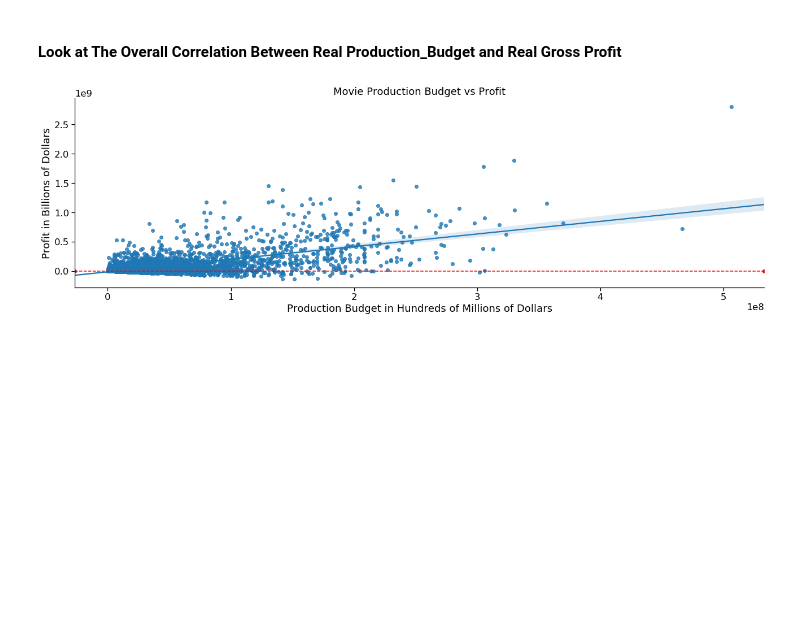
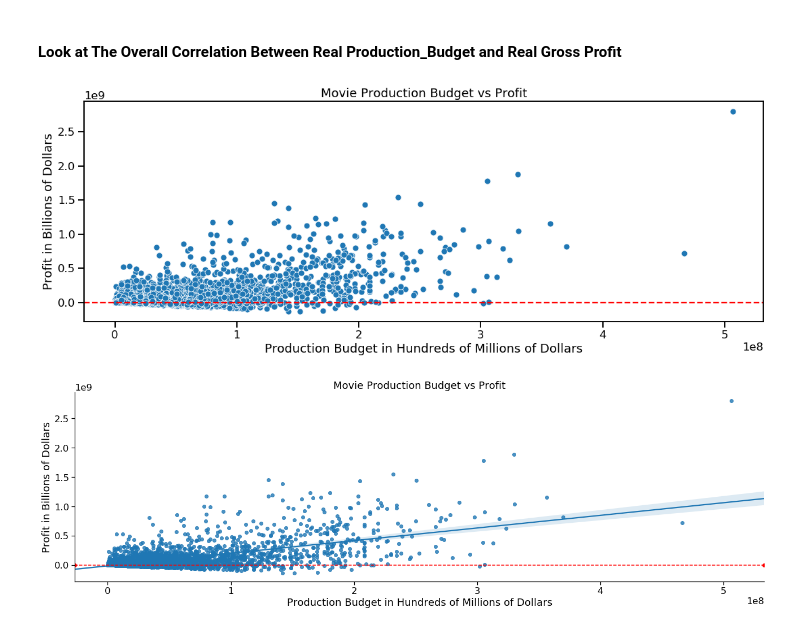
Before and after one commit to merb92/movie-industry-eda, a Jupyter notebook: index.ipynb, the cells around one changed output. Cells and saved outputs as stored; diff of their text form; code cells hidden in the pictures; blank space fills up the shorter version.

Commit message:
EDA: added additional visualizations

```diff
--- a/index.ipynb
+++ b/index.ipynb
@@ -1328,6 +1328,24 @@ print(f'There are {num_movies_with_no_profit} movies with no profit.  {percent_n
 There are 1229 movies with no profit.  32 percent of the total.
 # %% [markdown]
 #### Look at The Overall Correlation Between Real Production_Budget and Real Gross Profit
+# %%
+sns.set_context('talk')
+fig = plt.figure(figsize=(18,6))
+rpb_vs_rp = sns.scatterplot(x='real_production_budget', y='real_profit',
+                data=last_20_years_movie_budgets_df)
+
+ax = fig.axes[0]
+
+# Add a line along y=0 to better illustrate the amount of movies that had a negative profit
+ax.axhline(y=0, ls='--', c='red')
+
+ax.xaxis.set_label_text('Production Budget in Hundreds of Millions of Dollars')
+ax.yaxis.set_label_text('Profit in Billions of Dollars')
+ax.set_title('Movie Production Budget vs Profit')
+
+plt.show()
+# %% [output]
+[figure, added]
 # %%
 sns.set_context('notebook', font_scale=1.5)
 rpb_vs_rp = sns.lmplot(x='real_production_budget', y='real_profit',
```
Also changed, not shown: parts of 12 cells of this notebook.
